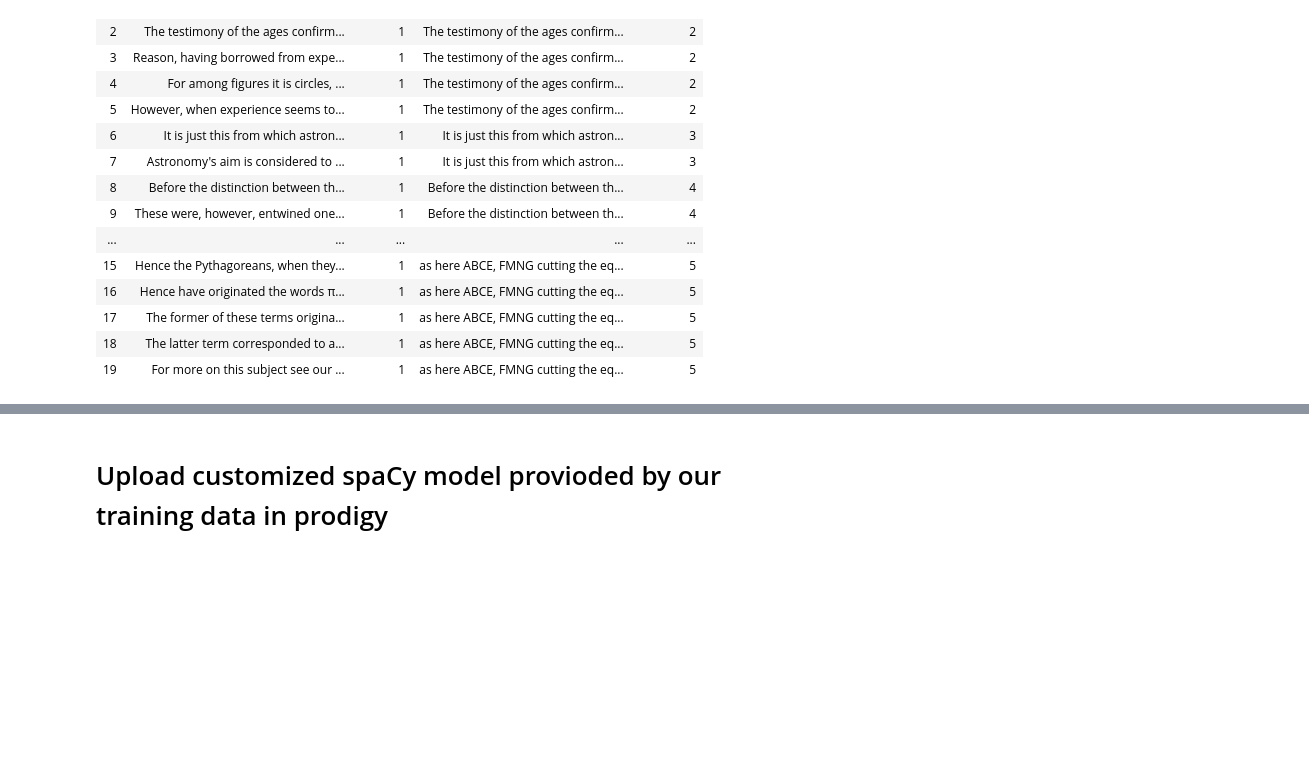
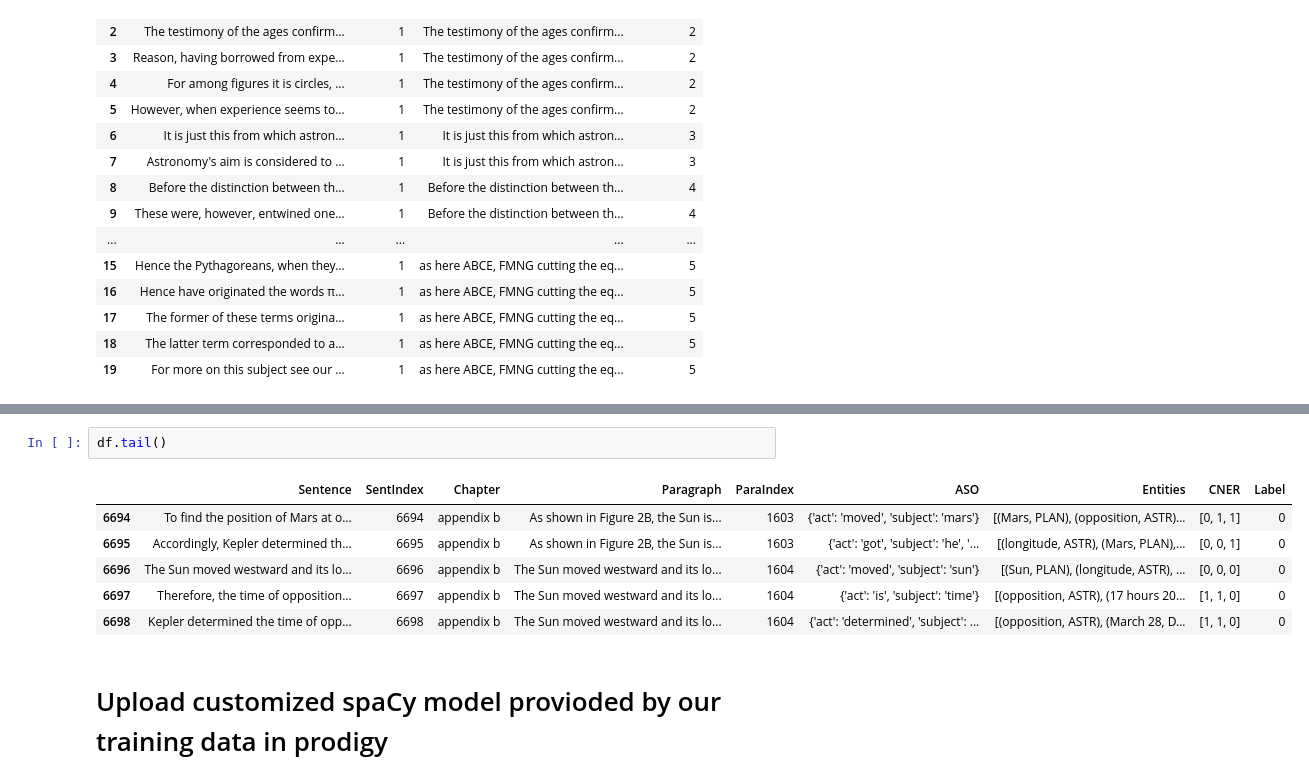
Before and after one commit to myeghaneh/BZML, a Jupyter notebook: BZML_OCT/notebooks/13_02_Coll_updated_Observation_Sents.ipynb, the cells around one changed output, grey strips where cells are left out. Cells and saved outputs as stored; diff of their text form; blank space fills up the shorter version.

```diff
--- a/BZML_OCT/notebooks/13_02_Coll_updated_Observation_Sents.ipynb
+++ b/BZML_OCT/notebooks/13_02_Coll_updated_Observation_Sents.ipynb
@@ -118,3 +129,12 @@ df.head(20)
+# %%
+df.tail()
+# %% [output]
+|  | Sentence | SentIndex | Chapter | Paragraph | ParaIndex | ASO | Entities | CNER | Label |
+| 6694 | To find the position of Mars at o... | 6694 | appendix b | As shown in Figure 2B, the Sun is... | 1603 | {'act': 'moved', 'subject': 'mars'} | [(Mars, PLAN), (opposition, ASTR)... | [0, 1, 1] | 0 |
+| 6695 | Accordingly, Kepler determined th... | 6695 | appendix b | As shown in Figure 2B, the Sun is... | 1603 | {'act': 'got', 'subject': 'he', '... | [(longitude, ASTR), (Mars, PLAN),... | [0, 0, 1] | 0 |
+| 6696 | The Sun moved westward and its lo... | 6696 | appendix b | The Sun moved westward and its lo... | 1604 | {'act': 'moved', 'subject': 'sun'} | [(Sun, PLAN), (longitude, ASTR), ... | [0, 0, 0] | 0 |
+| 6697 | Therefore, the time of opposition... | 6697 | appendix b | The Sun moved westward and its lo... | 1604 | {'act': 'is', 'subject': 'time'} | [(opposition, ASTR), (17 hours 20... | [1, 1, 0] | 0 |
+| 6698 | Kepler determined the time of opp... | 6698 | appendix b | The Sun moved westward and its lo... | 1604 | {'act': 'determined', 'subject': ... | [(opposition, ASTR), (March 28, D... | [1, 1, 0] | 0 |
 # %% [markdown]
 # Upload customized spaCy model provioded by our training data in prodigy
 # %%
```
Also changed, not shown: parts of 17 cells of this notebook, 16 other files.
